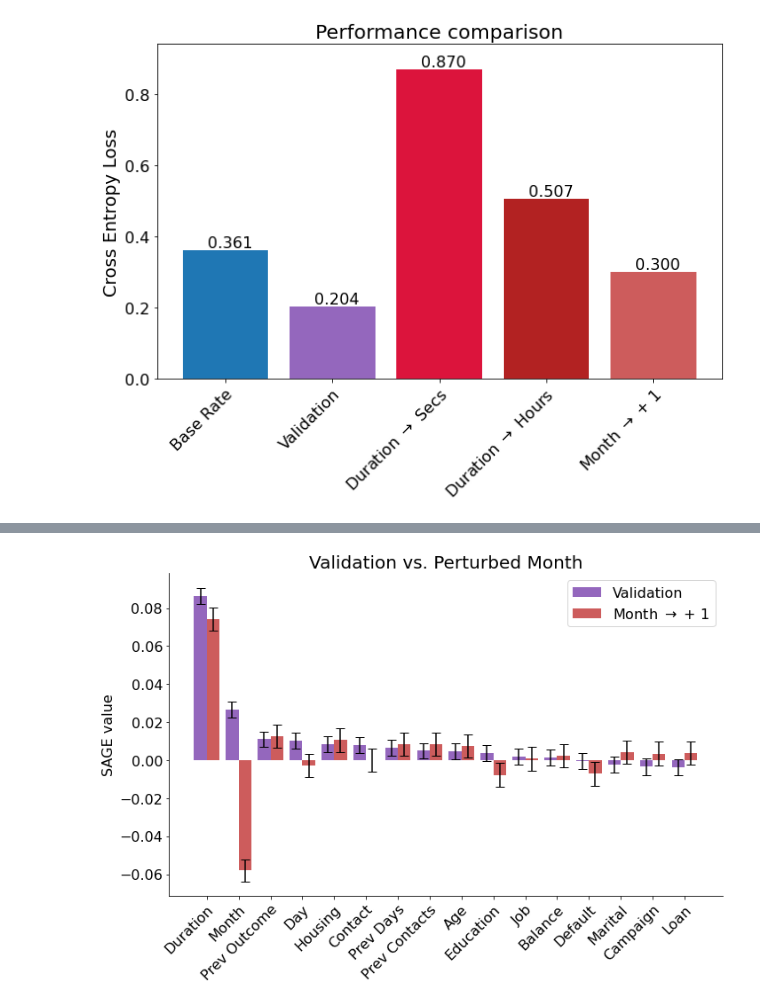
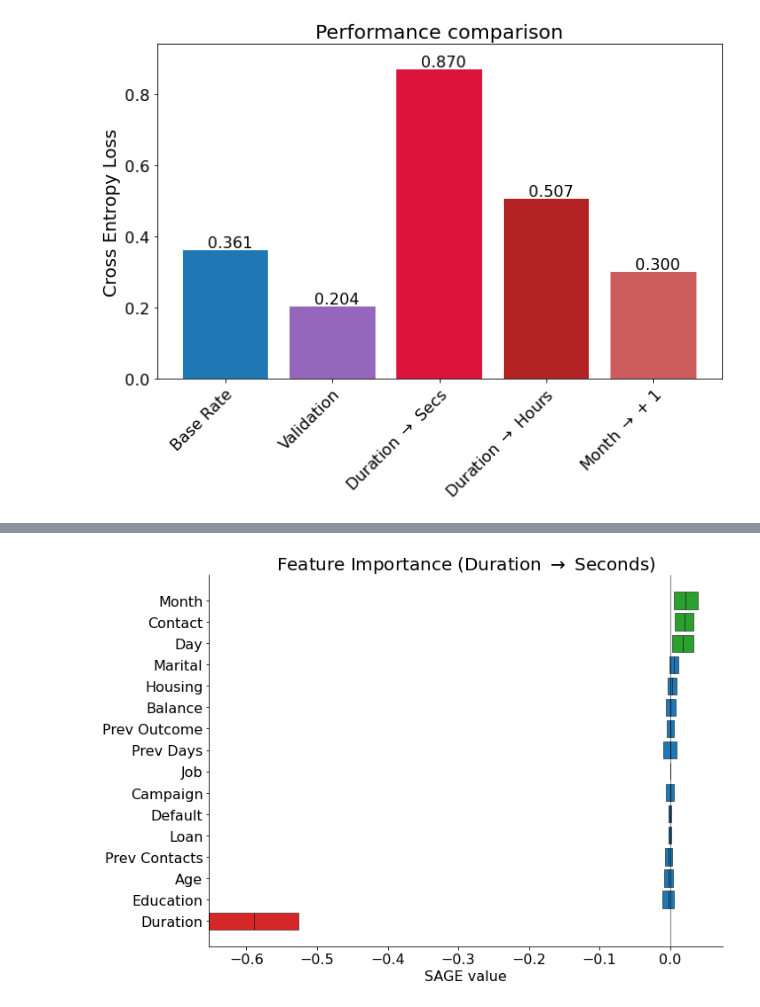
Before and after one commit to iancovert/sage, a Jupyter notebook: notebooks/bank.ipynb, the cells around one changed output, grey strips where cells are left out. Saved outputs shown, nothing was run; the diff lists cells and outputs as text; code cells hidden in the pictures.

```diff
--- a/notebooks/bank.ipynb
+++ b/notebooks/bank.ipynb
@@ -147,7 +149,7 @@ plt.show()
 # %%
 # Calculate feature importance for perturbed data
 imputer = sage.MarginalImputer(model, val[:512])
-estimator = sage.KernelEstimator(imputer, 'cross entropy')
-sage_seconds = estimator(test_seconds, Y_test, thresh=0.025)
-sage_hours = estimator(test_hours, Y_test, thresh=0.025)
-sage_month = estimator(test_month, Y_test, thresh=0.025)
+estimator = sage.SignEstimator(imputer, 'cross entropy')
+sage_seconds = estimator(test_seconds, Y_test)
+sage_hours = estimator(test_hours, Y_test)
+sage_month = estimator(test_month, Y_test)
@@ -166,6 +156,4 @@ sage_val.comparison(sage_hours, ('Validation', r'Duration $\rightarrow$ Hours'),
-# %%
-sage_val.comparison(sage_month, ('Validation', r'Month $\rightarrow$ + 1'),
-                    feature_names, colors=('tab:purple', 'indianred'),
-                    title='Validation vs. Perturbed Month')
-# %% [output]
-[figure, removed]
+# %%
+sage_seconds.plot_sign(feature_names, title=r'Feature Importance (Duration $\rightarrow$ Seconds)')
+# %% [output]
+[figure, added]
```
Also changed, not shown: parts of 8 cells of this notebook, 1 other file.
